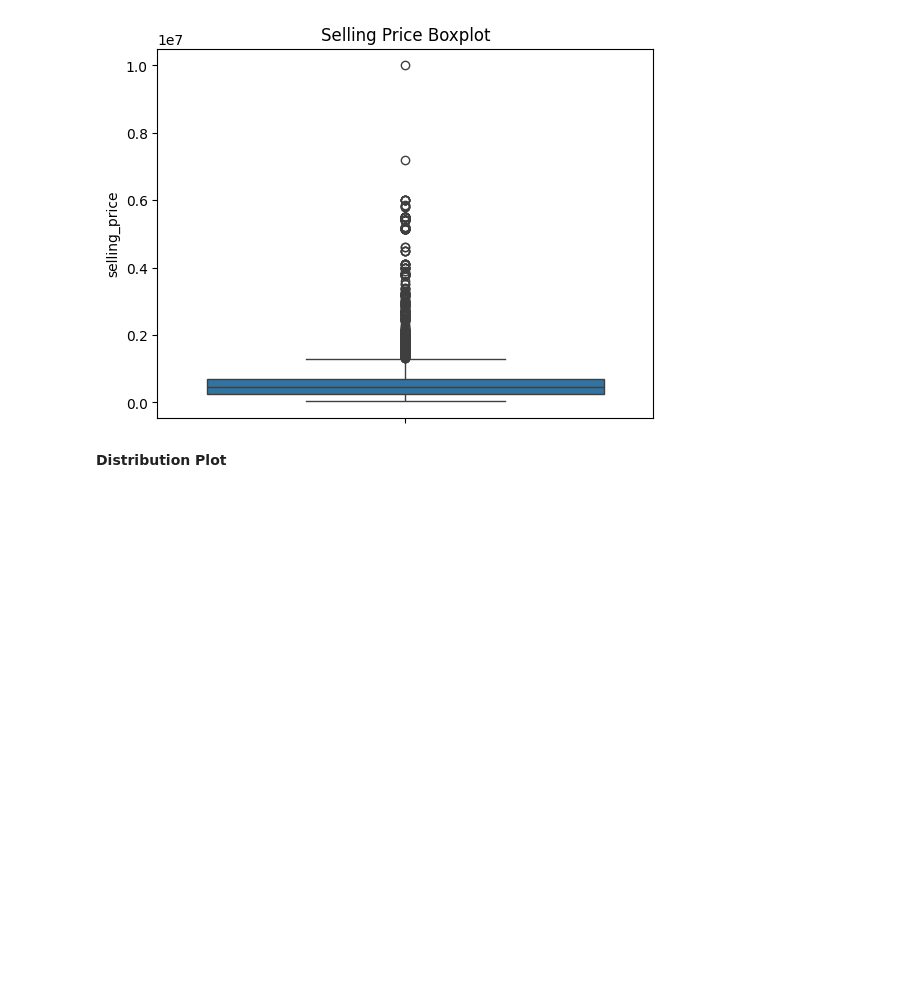
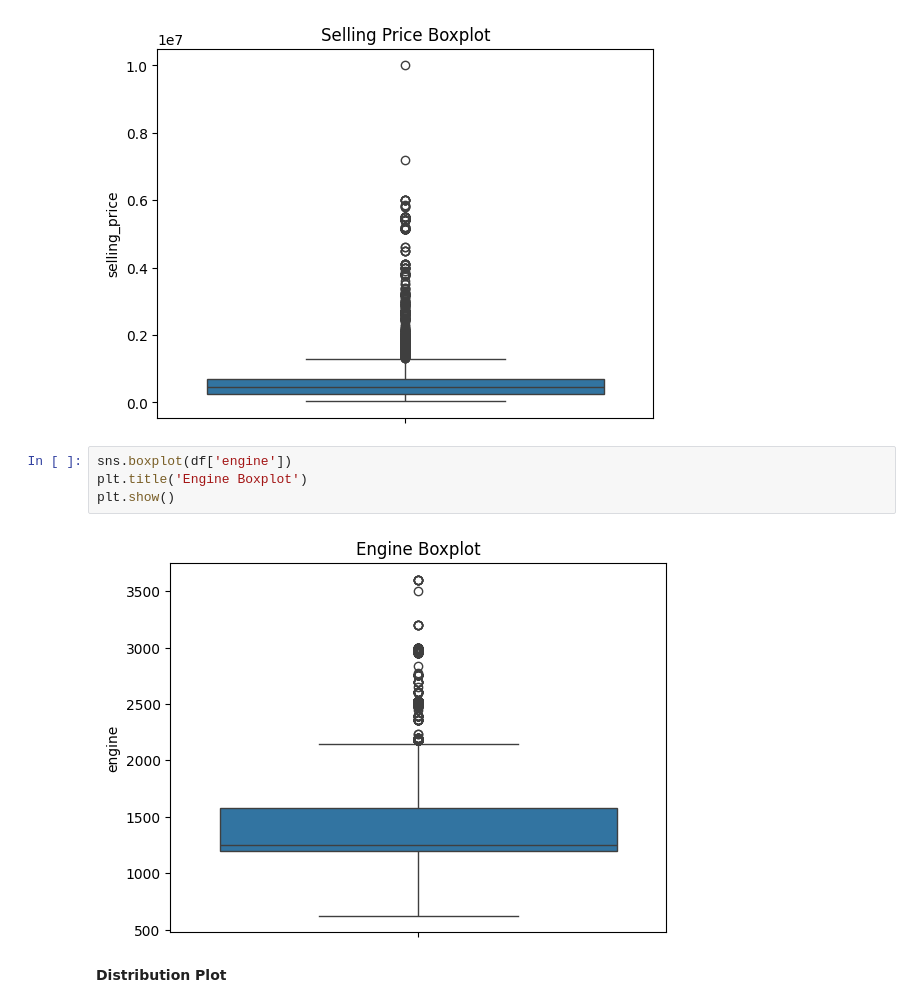
Before and after one commit to Shreeyukta/a3-car-price-prediction, a Jupyter notebook: code/carprice.ipynb, the cells around one changed output. Saved outputs shown, nothing was run; the diff lists cells and outputs as text; blank space fills up the shorter version.

```diff
--- a/code/carprice.ipynb
+++ b/code/carprice.ipynb
@@ -260,6 +260,12 @@ plt.title('Selling Price Boxplot')
 plt.show()
 # %% [output]
 [figure]
+# %%
+sns.boxplot(df['engine'])
+plt.title('Engine Boxplot')
+plt.show()
+# %% [output]
+[figure, added]
 # %% [markdown]
 **Distribution Plot**
 # %%
```
Also changed, not shown: parts of 23 cells of this notebook, 1 other file.
